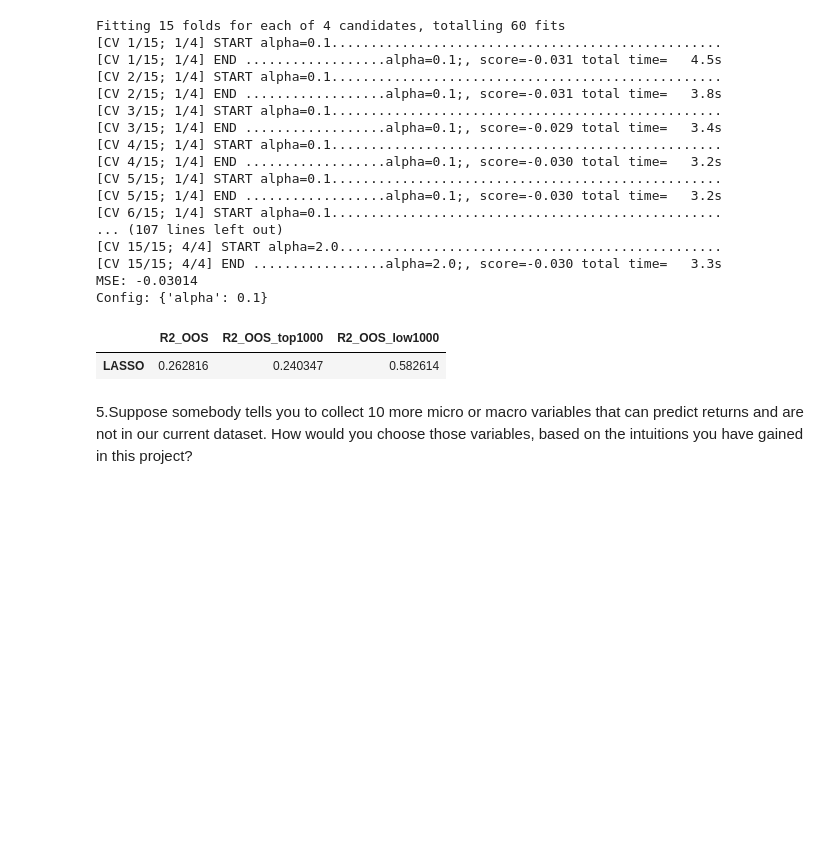
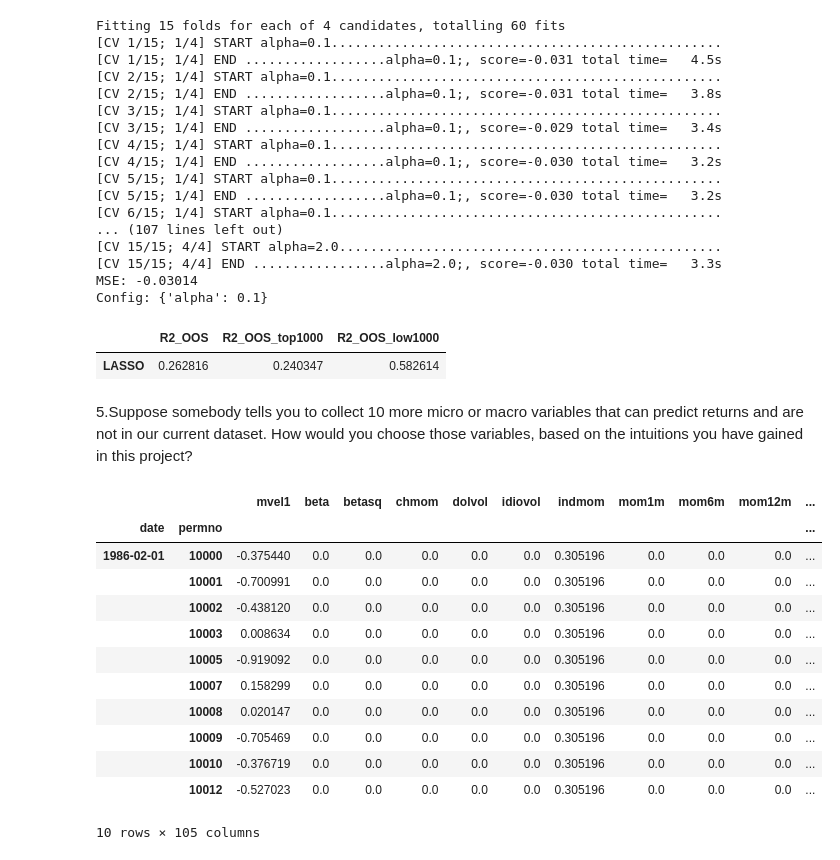
Before and after one commit to ignacioaranguren1/bd_2, a Jupyter notebook: bd_2_local.ipynb, the cells around one changed output. Saved outputs shown, nothing was run; the diff lists cells and outputs as text; code cells hidden in the pictures; blank space fills up the shorter version.

```diff
--- a/bd_2_local.ipynb
+++ b/bd_2_local.ipynb
@@ -454,3 +454,19 @@ R2_oos_LASSO*100
 | LASSO | 0.262816 | 0.240347 | 0.582614 |
 # %% [markdown]
 5.Suppose somebody tells you to collect 10 more micro or macro variables that can predict returns and are not in our current dataset. How would you choose those variables, based on the intuitions you have gained in this project?
+# %%
+X.head(10)
+# %% [output]
+|  |  | mvel1 | beta | betasq | chmom | dolvol | idiovol | indmom | mom1m | mom6m | mom12m | ... |
+| date | permno |  |  |  |  |  |  |  |  |  |  | ... |
+| 1986-02-01 | 10000 | -0.375440 | 0.0 | 0.0 | 0.0 | 0.0 | 0.0 | 0.305196 | 0.0 | 0.0 | 0.0 | ... |
+|  | 10001 | -0.700991 | 0.0 | 0.0 | 0.0 | 0.0 | 0.0 | 0.305196 | 0.0 | 0.0 | 0.0 | ... |
+|  | 10002 | -0.438120 | 0.0 | 0.0 | 0.0 | 0.0 | 0.0 | 0.305196 | 0.0 | 0.0 | 0.0 | ... |
+|  | 10003 | 0.008634 | 0.0 | 0.0 | 0.0 | 0.0 | 0.0 | 0.305196 | 0.0 | 0.0 | 0.0 | ... |
+|  | 10005 | -0.919092 | 0.0 | 0.0 | 0.0 | 0.0 | 0.0 | 0.305196 | 0.0 | 0.0 | 0.0 | ... |
+|  | 10007 | 0.158299 | 0.0 | 0.0 | 0.0 | 0.0 | 0.0 | 0.305196 | 0.0 | 0.0 | 0.0 | ... |
+|  | 10008 | 0.020147 | 0.0 | 0.0 | 0.0 | 0.0 | 0.0 | 0.305196 | 0.0 | 0.0 | 0.0 | ... |
+|  | 10009 | -0.705469 | 0.0 | 0.0 | 0.0 | 0.0 | 0.0 | 0.305196 | 0.0 | 0.0 | 0.0 | ... |
+|  | 10010 | -0.376719 | 0.0 | 0.0 | 0.0 | 0.0 | 0.0 | 0.305196 | 0.0 | 0.0 | 0.0 | ... |
+|  | 10012 | -0.527023 | 0.0 | 0.0 | 0.0 | 0.0 | 0.0 | 0.305196 | 0.0 | 0.0 | 0.0 | ... |
+10 rows × 105 columns
```
Also changed, not shown: parts of 2 cells of this notebook.
